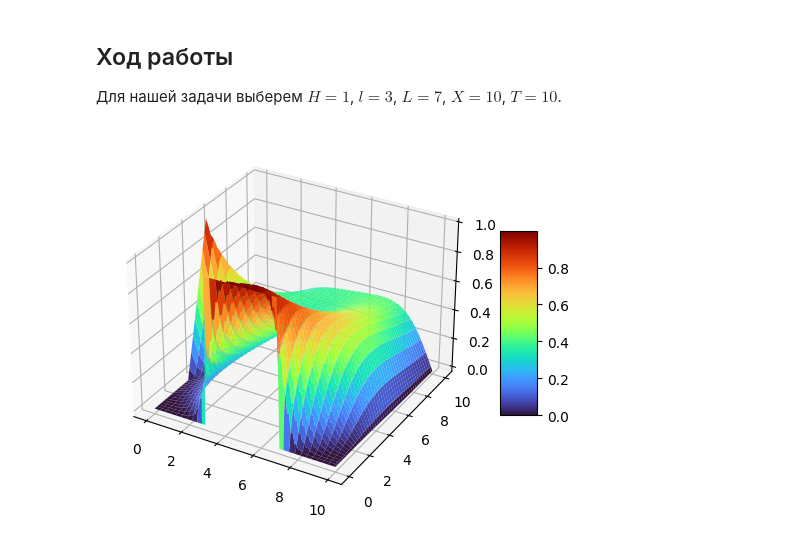
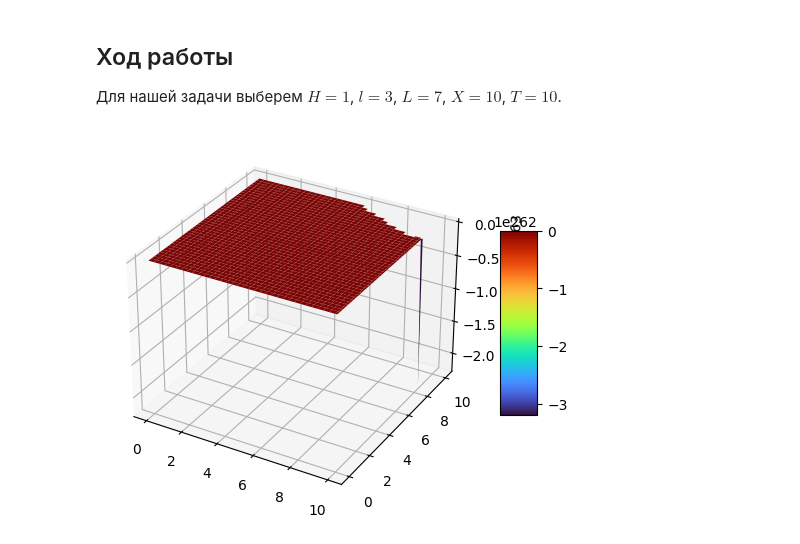
Before and after one commit to Ger0r0r/Course_labwork_CompMath, a Jupyter notebook: main.ipynb, the cells around one changed output. Drawn from its saved outputs; the diff is of its cells as text; code cells hidden in the pictures.

```diff
--- a/main.ipynb
+++ b/main.ipynb
@@ -86,6 +86,7 @@ import numpy as np
 import sympy as sp
 import matplotlib.pyplot as plt
 from matplotlib import cm
+
 
 H = 1
 l = 3
@@ -112,10 +113,15 @@ def calc_initial_x (x):
 		return H
 
 def left_angel(ud, udl, xs, ts):
-    return ts*(ud**2 - udl**2)/(4*xs) + ud
+    return ts * (ud**2 - udl**2)/(2*xs) + ud
 
-def sceme_L(ud, udl, udr, xs, ts):
-    return (udl**2-udr**2)*ts/(4*xs) + 0.5*(udr + udl)
+def sceme_L(udl, udr, xs, ts):
+    return (udl**2 - udr**2) * ts / (2 * xs) + 0.5*(udr + udl)
+
+def scheme_LF(ud, udl, udr, xs, ts):
+    uar = 0.5*(udr+ud) - (udr**2-ud**2)*ts/(4 * xs)
+    ual = 0.5*(ud+udl) - (ud**2-udl**2)*ts/(4 * xs)
+    return (ud - ((uar**2 - ual**2) * ts) / (2 * xs))
 
 def sceme_CIR(ud, udl, xs, ts):
     return sp.solveset((x - ud)/ts - (ud*ud - udl * udl)/xs, x)
@@ -126,8 +132,8 @@ def sceme_CIR(ud, udl, xs, ts):
 # def sceme_WCL(ud, udl, xs, ts):
 #     return sp.solveset((x - ud)/ts - (ud*ud - udl * udl)/xs, x)
 
-ts = 0.01
-xs = 0.1
+ts = 0.05
+xs = 0.5
 
 Nx = int(X/xs)+1
 Nt = int(T/ts)+1
@@ -135,7 +141,7 @@ Nt = int(T/ts)+1
 # print(Nx, Nt)
 
 # Инициализация начальных данных сетки
-u = np.full((Nt,Nx), 0, dtype="float64")
+u = np.full((Nt,Nx), 0)
 u[0,:] = np.linspace(0,X,Nx)
 u[:,0] = np.linspace(0,T,Nt)
 for i in range (0, Nx):
@@ -144,31 +150,31 @@ for i in range (0, Nt):
     u[i,0] = calc_initial_t(u[i,0])
 # print(u)
 # %%
-# Решения схемой Л
+# Решения схемой LF
 L = u.copy()
 
 for i in range (1, Nt):
 	for j in range (1,Nx):
 		if (j != Nx-1):
-			L[i,j] = sceme_L(L[i-1,j],L[i-1,j-1],L[i-1,j+1],xs,ts)
+			L[i,j] = scheme_LF(L[i-1, j], L[i-1,j-1],L[i-1,j+1],xs,ts)
 		else:
 			L[i,j] = left_angel(L[i-1,j],L[i-1,j-1],xs,ts)
 
 # print(L)
 
 # Сохранение данных в таблицу excel
 df = pd.DataFrame(data=L)
 df.to_excel("L.xlsx")
 
 # Создание 3D графика
 x = np.linspace(0, X, Nx)
 t = np.linspace(0, T, Nt)
 
 xx, yy = np.meshgrid(x, t)
 
 fig, ax = plt.subplots(subplot_kw = {"projection" : "3d" })
 surf = ax.plot_surface(xx, yy, np.array(L), cmap = cm.turbo, linewidth = 0, antialiased = True)
 fig.colorbar(surf, shrink = 0.5, aspect = 5)
 plt.show()
 # %% [output]
-[figure, old version]
+[figure, new version]
```
Also changed, not shown: parts of 1 cell of this notebook, 20 other files.
